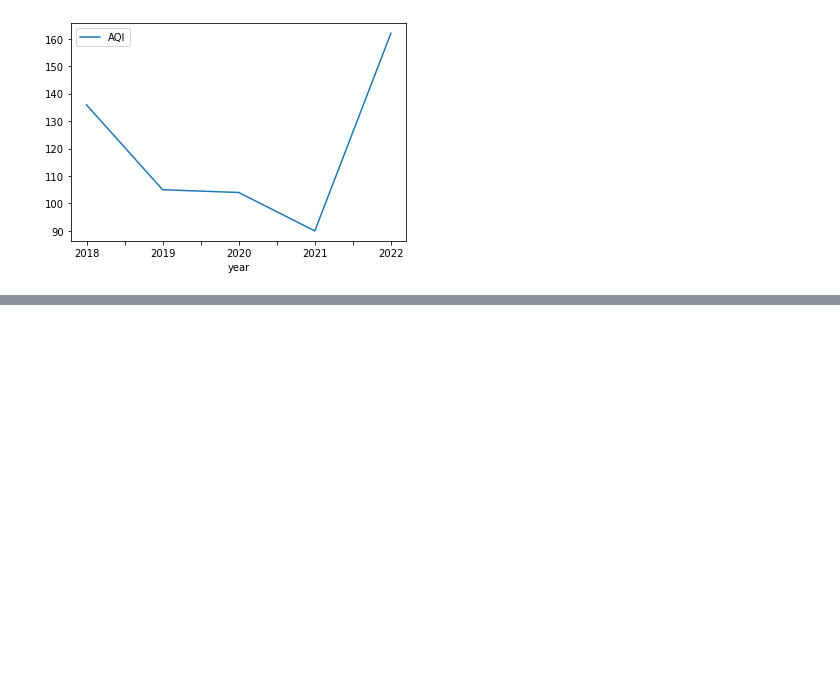
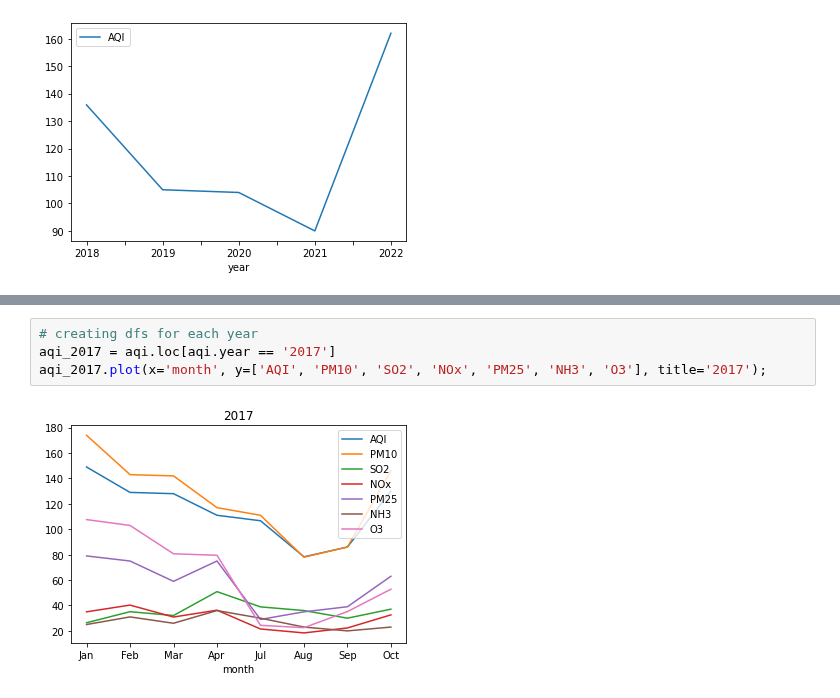
Before and after one commit to danileahacker/Air-Quality-in-Hyderabad-Pollution-Analysis, a Jupyter notebook: pollution_eda.ipynb, the cells around one changed output, grey strips where cells are left out. Cells and saved outputs as stored; diff of their text form; blank space fills up the shorter version.

```diff
--- a/pollution_eda.ipynb
+++ b/pollution_eda.ipynb
@@ -288,0 +301,6 @@ aqi.loc[aqi.month == 'Dec'].plot(x='year', y='AQI');
+# %%
+# creating dfs for each year
+aqi_2017 = aqi.loc[aqi.year == '2017']
+aqi_2017.plot(x='month', y=['AQI', 'PM10', 'SO2', 'NOx', 'PM25', 'NH3', 'O3'], title='2017');
+# %% [output]
+[figure, added]
```
Also changed, not shown: parts of 1 cell of this notebook.
